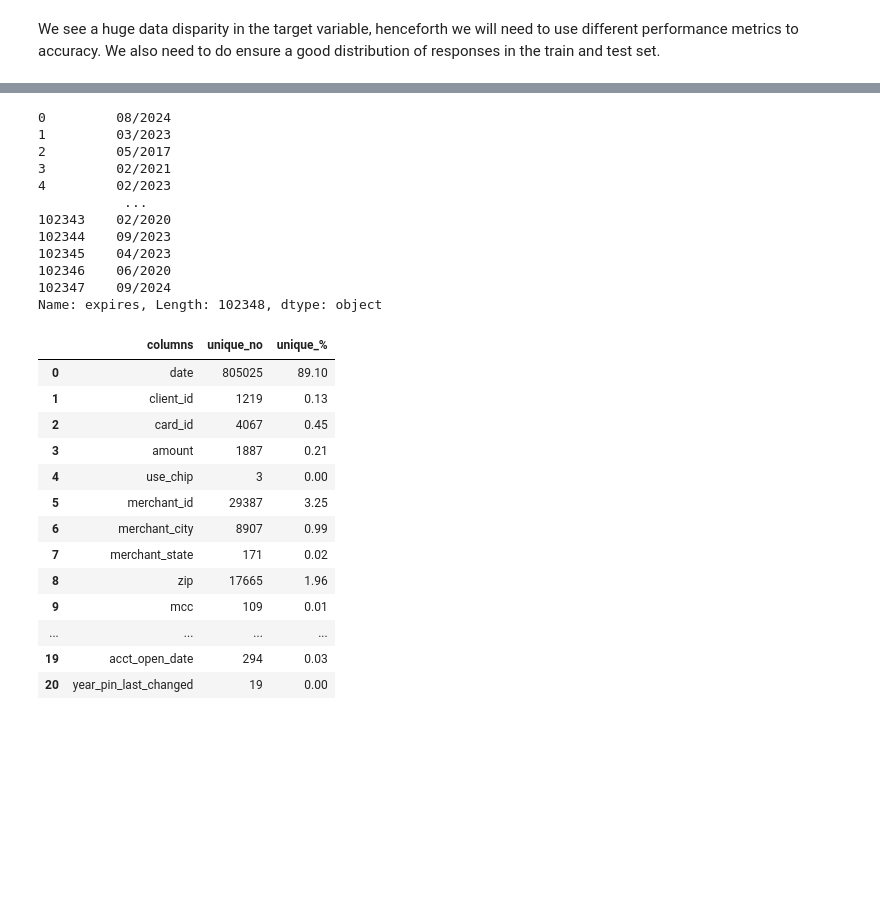
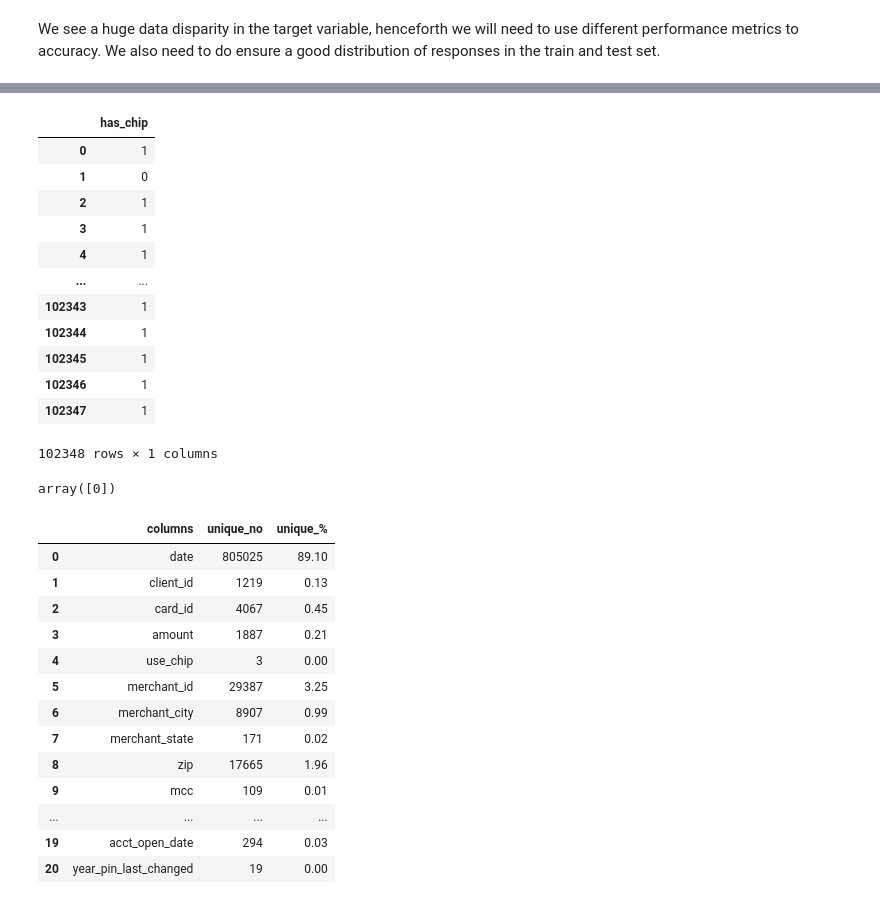
Before and after one commit to andriysinclair/FraudDetection, a Jupyter notebook: eda_cleaning.ipynb, the cells around one changed output, grey strips where cells are left out. Drawn from its saved outputs; the diff is of its cells as text; code cells hidden in the pictures; blank space fills up the shorter version.

Commit message:
Finished making transformation pipeline. Now to neaten it up. Look out for potential errors add tests and add a new function to neaten up column names.

```diff
--- a/eda_cleaning.ipynb
+++ b/eda_cleaning.ipynb
@@ -315,23 +329,28 @@ preprocessor = ColumnTransformer([
 # Returning reduced df based on first transformation
 
 reduced_df = reduction_pipeline.fit_transform(merged_df)
-# %%
-reduced_df["expires"]
-# %% [output]
-0         08/2024
-1         03/2023
-2         05/2017
-3         02/2021
-4         02/2023
-           ...
-102343    02/2020
-102344    09/2023
-102345    04/2023
-102346    06/2020
-102347    09/2024
-Name: expires, Length: 102348, dtype: object
+# %%
+binary_pipeline.fit_transform(reduced_df["has_chip"])
+# %% [output]
+|  | has_chip |
+| 0 | 1 |
+| 1 | 0 |
+| 2 | 1 |
+| 3 | 1 |
+| 4 | 1 |
+| ... | ... |
+| 102343 | 1 |
+| 102344 | 1 |
+| 102345 | 1 |
+| 102346 | 1 |
+| 102347 | 1 |
+102348 rows × 1 columns
 # %%
 transform_target = preprocessor.fit_transform(reduced_df)
+# %%
+transform_target["c__card_on_dark_web"].unique()
+# %% [output]
+array([0])
 # %%
 '''
 client_id and card_id can be tested with
```
Also changed, not shown: parts of 6 cells of this notebook, 1 other file.
